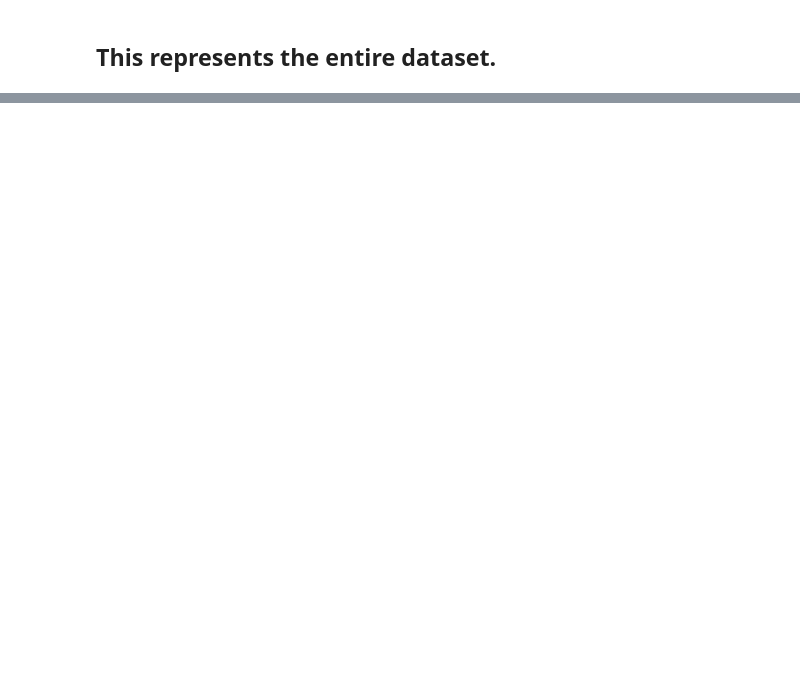
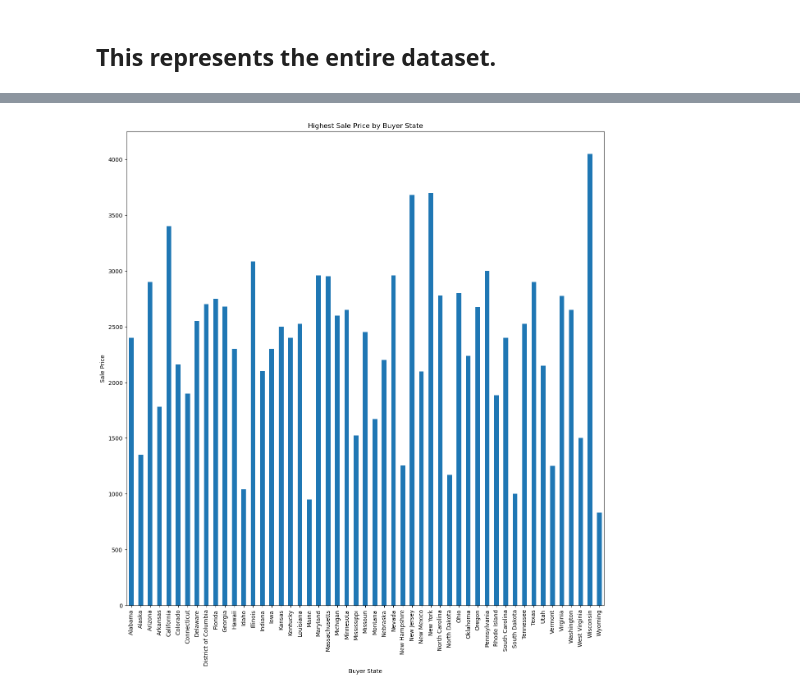
Before and after one commit to melissaa06/SNKRS_R_US, a Jupyter notebook: SneakerPy.ipynb, the cells around one changed output, grey strips where cells are left out. Drawn from its saved outputs; the diff is of its cells as text; code cells hidden in the pictures; blank space fills up the shorter version.

```diff
--- a/SneakerPy.ipynb
+++ b/SneakerPy.ipynb
@@ -55,0 +45,14 @@ print(sneaker_roi)
+# %%
+#Highest cost per State
+sneaker_data['Sale Price'] = pd.to_numeric(sneaker_data['Sale Price'], errors='coerce')
+
+# Group by State and maximum sales price
+grouped = sneaker_data.groupby('Buyer State')['Sale Price'].max()
+plt.figure(figsize=(15,15))
+grouped.plot(kind='bar')
+plt.title('Highest Sale Price by Buyer State')
+plt.ylabel('Sale Price')
+plt.xlabel('Buyer State')
+plt.show()
+# %% [output]
+[figure, added]
```
Also changed, not shown: parts of 21 cells of this notebook.
